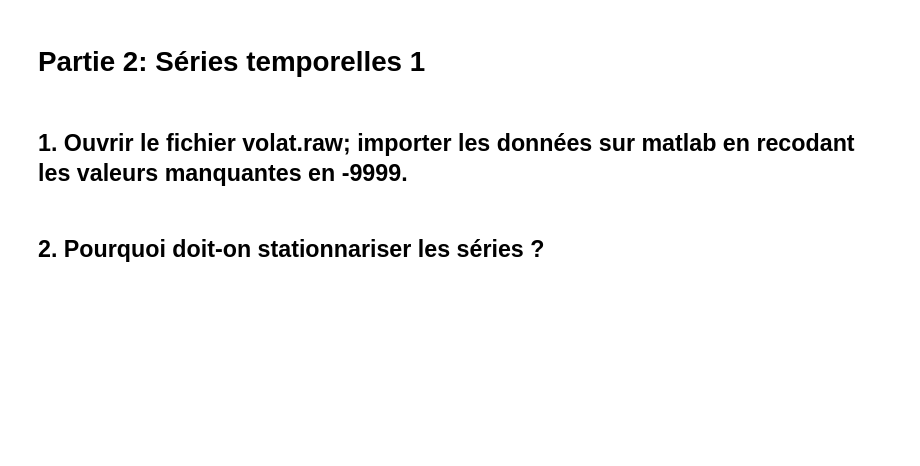
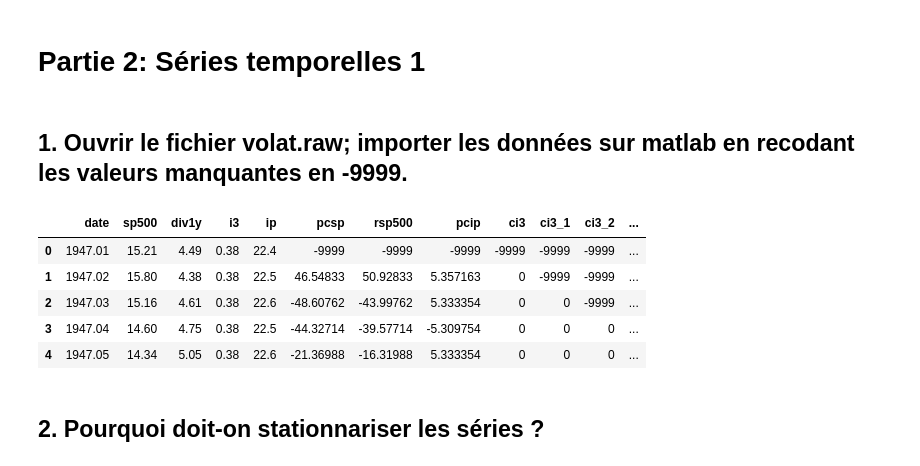
Before and after one commit to Thomas-Koch/projet-ses722, a Jupyter notebook: projet_gallot-roville-younes.ipynb, the cells around one changed output. Saved outputs shown, nothing was run; the diff lists cells and outputs as text; code cells hidden in the pictures; blank space fills up the shorter version.

```diff
--- a/projet_gallot-roville-younes.ipynb
+++ b/projet_gallot-roville-younes.ipynb
@@ -308,6 +308,37 @@ Les coefficients associés aux variables kidsge6 et kidslt6 sont différents
 # Partie 2: Séries temporelles 1
 # %% [markdown]
 ## 1. Ouvrir le fichier volat.raw; importer les données sur matlab en recodant les valeurs manquantes en -9999.
+# %%
+names = [
+    'date',                 # 1947.01 to 1993.06
+    'sp500',                # S&P 500 index
+    'div1y',                # dividend yield, annualized rate
+    'i3',                   # 3 mo. T-bill annualized rate
+    'ip',                   # index of industrial production
+    'pcsp',                 # pct chg, sp500, ann rate
+    'rsp500',               # return on sp500: pcsp + divyld
+    'pcip',                 # pct chg, IP, ann. rate
+    'ci3',                  # i3 - i3[t-1]
+    'ci3_1',                # ci3[t-1]
+    'ci3_2',                # ci3[t-2]
+    'pcip_1',               # pcip[t-1]
+    'pcip_2',               # pcip[t-2]
+    'pcip_3',               # pcip[t-3]
+    'pcsp_1',               # pcsp[t-1]
+    'pcsp_2',               # pcsp[t-2]
+    'pcsp_3',               # pcsp[t-3]
+]
+
+df_vol = pd.read_csv('textfiles/VOLAT.raw', sep='\s+', header=None, names=names)
+df_vol.replace(to_replace='.', value=-9999, inplace=True)
+df_vol.head()
+# %% [output]
+|  | date | sp500 | div1y | i3 | ip | pcsp | rsp500 | pcip | ci3 | ci3_1 | ci3_2 | ... |
+| 0 | 1947.01 | 15.21 | 4.49 | 0.38 | 22.4 | -9999 | -9999 | -9999 | -9999 | -9999 | -9999 | ... |
+| 1 | 1947.02 | 15.80 | 4.38 | 0.38 | 22.5 | 46.54833 | 50.92833 | 5.357163 | 0 | -9999 | -9999 | ... |
+| 2 | 1947.03 | 15.16 | 4.61 | 0.38 | 22.6 | -48.60762 | -43.99762 | 5.333354 | 0 | 0 | -9999 | ... |
+| 3 | 1947.04 | 14.60 | 4.75 | 0.38 | 22.5 | -44.32714 | -39.57714 | -5.309754 | 0 | 0 | 0 | ... |
+| 4 | 1947.05 | 14.34 | 5.05 | 0.38 | 22.6 | -21.36988 | -16.31988 | 5.333354 | 0 | 0 | 0 | ... |
 # %% [markdown]
 ## 2. Pourquoi doit-on stationnariser les séries ?
 # %% [markdown]
```
